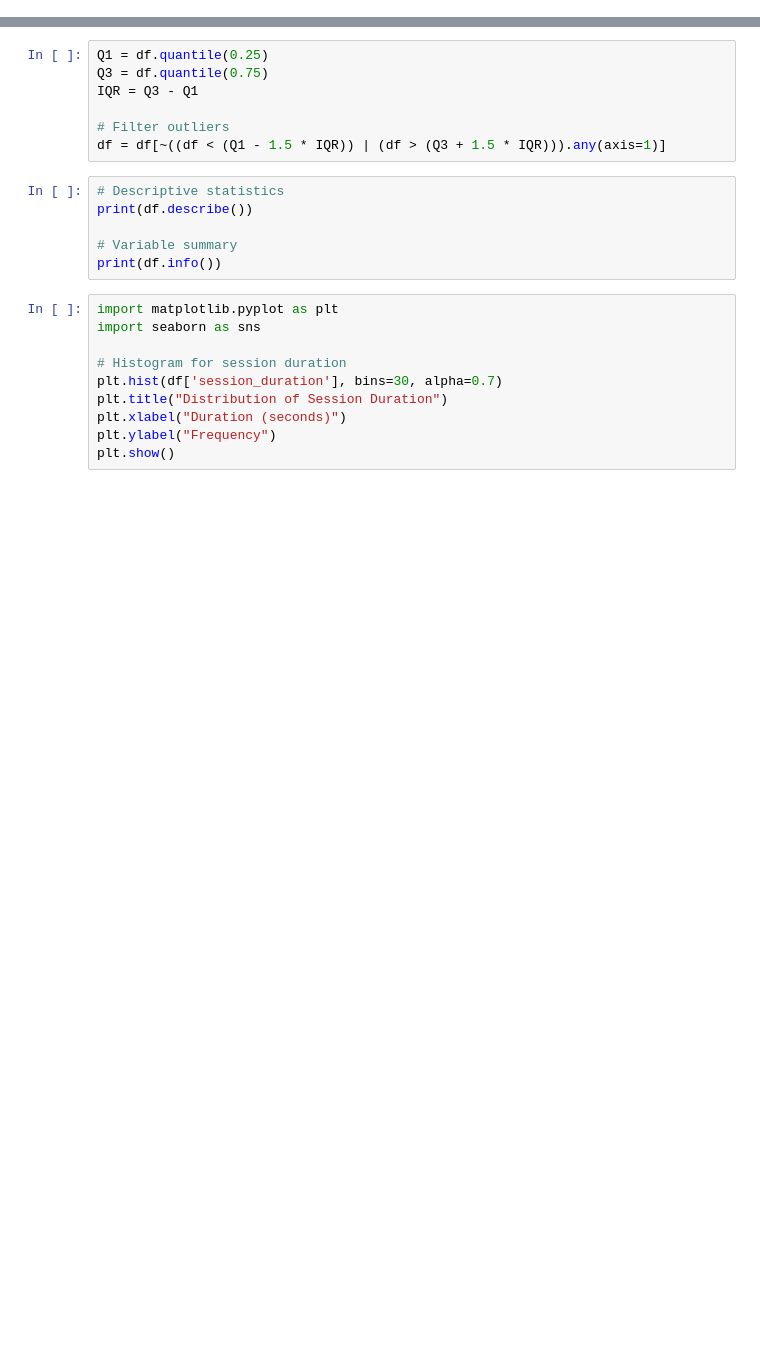
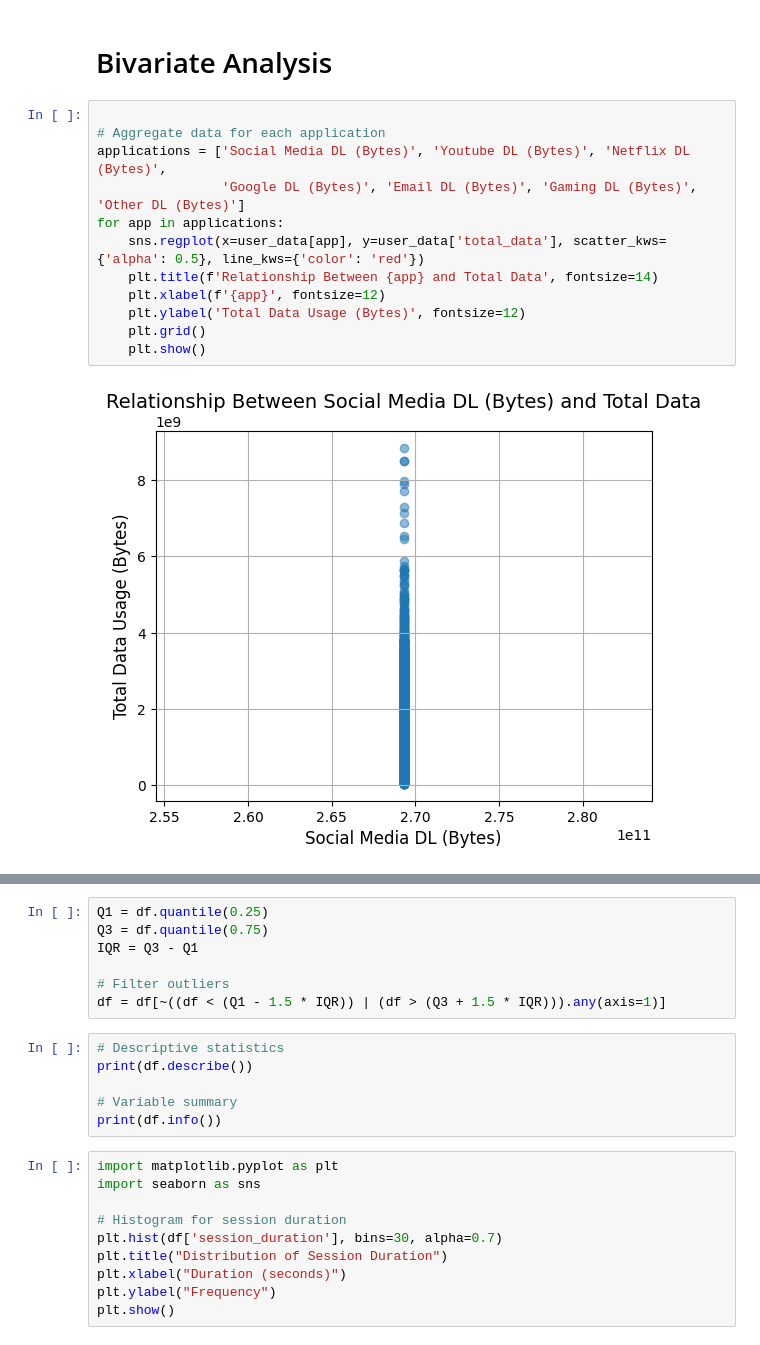
Before and after one commit to abenaacs/Week-2-TellCo-Mobile-Service-Provider, a Jupyter notebook: notebooks/user_overview_analysis.ipynb, the cells around one changed output, grey strips where cells are left out. Cells and saved outputs as stored; diff of their text form; blank space fills up the shorter version.

```diff
--- a/notebooks/user_overview_analysis.ipynb
+++ b/notebooks/user_overview_analysis.ipynb
@@ -29,0 +236,16 @@ print(df.describe())
+# %% [markdown]
+# Bivariate Analysis
+# %%
+
+# Aggregate data for each application
+applications = ['Social Media DL (Bytes)', 'Youtube DL (Bytes)', 'Netflix DL (Bytes)',
+                'Google DL (Bytes)', 'Email DL (Bytes)', 'Gaming DL (Bytes)', 'Other DL (Bytes)']
+for app in applications:
+    sns.regplot(x=user_data[app], y=user_data['total_data'], scatter_kws={'alpha': 0.5}, line_kws={'color': 'red'})
+    plt.title(f'Relationship Between {app} and Total Data', fontsize=14)
+    plt.xlabel(f'{app}', fontsize=12)
+    plt.ylabel('Total Data Usage (Bytes)', fontsize=12)
+    plt.grid()
+    plt.show()
+# %% [output]
+[figure, added]
```
Also changed, not shown: parts of 56 cells of this notebook.
